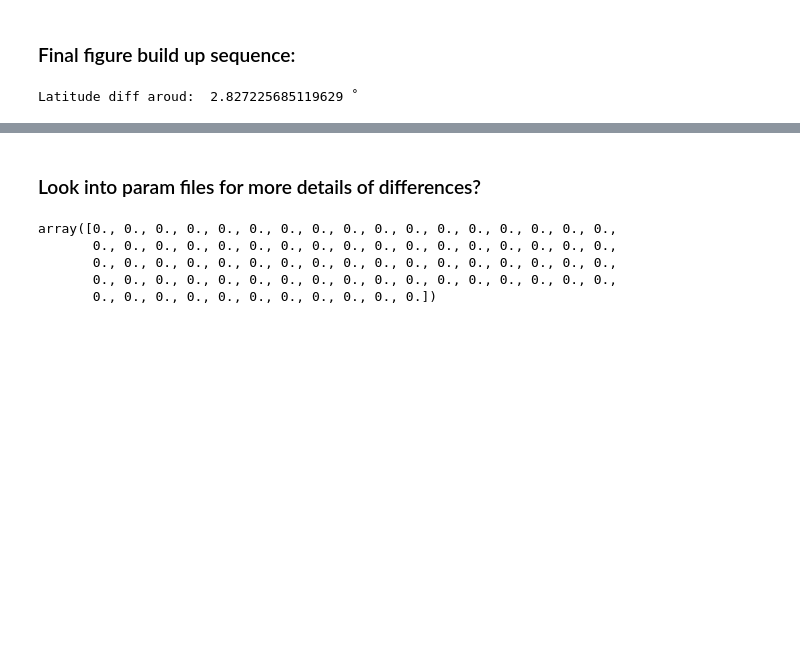
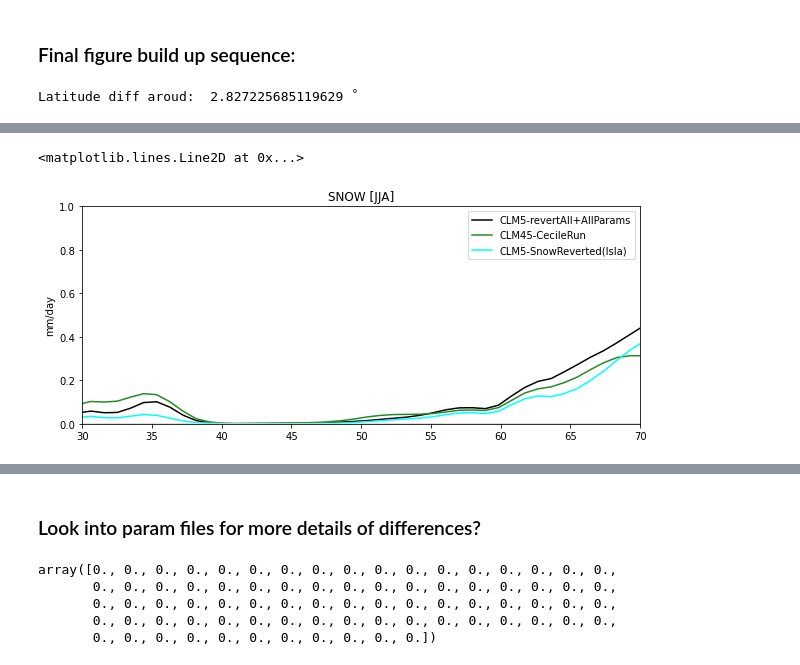
Before and after one commit to megandevlan/Coupling_CAM6CLM5, a Jupyter notebook: CouplingIndex_ModelVersionSensitivity_V2.ipynb, the cells around one changed output, grey strips where cells are left out. Cells and saved outputs as stored; diff of their text form; code cells hidden in the pictures; blank space fills up the shorter version.

```diff
--- a/CouplingIndex_ModelVersionSensitivity_V2.ipynb
+++ b/CouplingIndex_ModelVersionSensitivity_V2.ipynb
@@ -2466,0 +2468,17 @@ axs[1].set_ylim([-20,4])
+# %%
+fig, ax1 = plt.subplots(1,1, figsize=(10, 4))
+
+ax1.plot(smoothLat, lonMean_JJA_SNOW_clm5*86400, 'k', label='CLM5-revertAll+AllParams')
+ax1.plot(smoothLat, lonMean_JJA_SNOW_clm45*86400, 'forestgreen', label='CLM45-CecileRun')
+ax1.plot(smoothLat, lonMean_JJA_SNOW_clm5snow*86400,'cyan', label='CLM5-SnowReverted(Isla)')
+ax1.set_title('SNOW [JJA]')
+# ax1.set_xlim([-10,90])
+ax1.set_xlim([30,70])
+ax1.set_ylim([0,1])
+ax1.set_ylabel('mm/day')
+ax1.legend()
+ax1.axhline(0,color='lightgrey')
+ax1.axvline(0,color='lightgrey')
+# %% [output]
+<matplotlib.lines.Line2D at 0x...>
+[figure, added]
```
Also changed, not shown: parts of 24 cells of this notebook.
